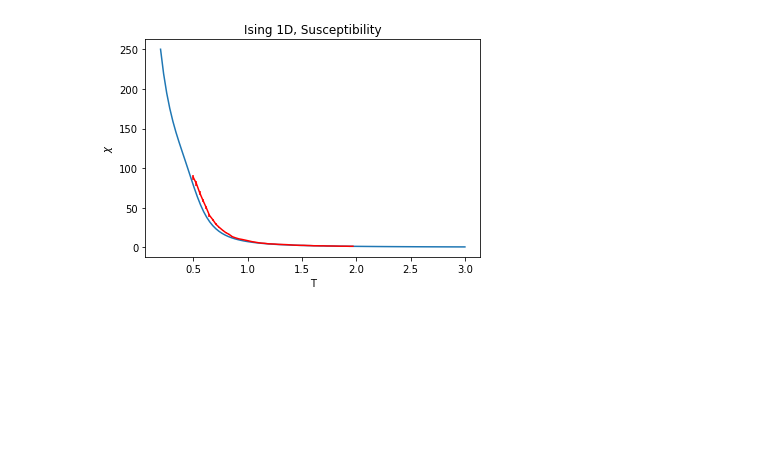
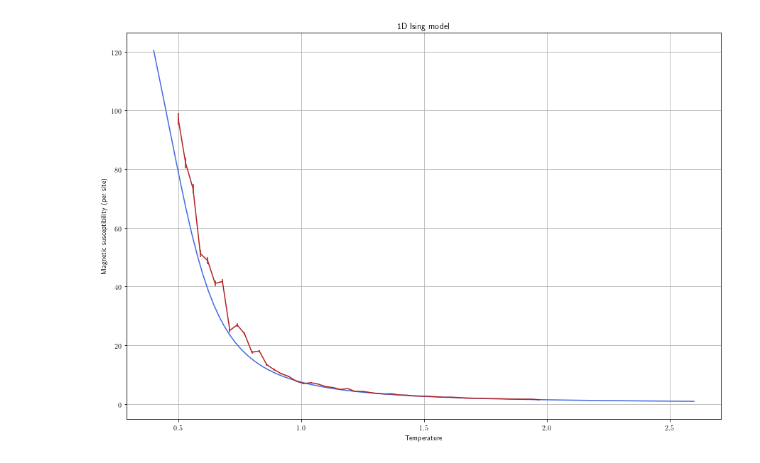
Before and after one commit to phaerrax/lab-simulazione-numerica, a Jupyter notebook: exercise06/exercise06.ipynb, the cells around one changed output. Drawn from its saved outputs; the diff is of its cells as text; code cells hidden in the pictures; blank space fills up the shorter version.

```diff
--- a/exercise06/exercise06.ipynb
+++ b/exercise06/exercise06.ipynb
@@ -22,0 +3,9 @@ plt.show()
+# %%
+import matplotlib
+import matplotlib.pyplot as plt
+matplotlib.rcParams['text.usetex'] = True
+import numpy as np
+import math
+import string
+
+colors = ["firebrick", "limegreen", "royalblue", "darkorange"]
@@ -22,0 +25,10 @@ plt.show()
+# %%
+# Common parameters
+temperature_list = np.linspace(0.4, 2.6, num=100)
+J                = 1.0
+h                = 0.02
+n_spins          = 50
+
+beta             = 1 / temperature_list
+th               = np.tanh(beta * J)
+thN              = th**n_spins
@@ -52,11 +97,14 @@ plt.show()
 # %%
-X = beta*np.exp(2*beta*J)*(1-thN)/(1+thN)
+exp_mag_susceptibility = beta * np.exp(2 * beta * J) * (1 - thN) / (1 + thN)
 temperature, x_avg, x_err = np.loadtxt("magnetic_susceptibility.dat", unpack = True)
-plt.plot(T, X)
-plt.errorbar(temperature, x_avg/Ns, yerr = x_err/Ns, color = "red")
-plt.title('Ising 1D, Susceptibility')
-plt.xlabel('T')
-plt.ylabel('$\chi$')
+
+plt.figure(1, figsize = (15,10))
+plt.plot(temperature_list, exp_mag_susceptibility, color = "royalblue")
+plt.errorbar(temperature, x_avg / n_spins, yerr = x_err / n_spins, color = "firebrick")
+plt.title('1D Ising model')
+plt.xlabel('Temperature')
+plt.ylabel('Magnetic susceptibility (per site)')
+plt.grid(True)
 plt.show()
 # %% [output]
-[figure, old version]
+[figure, new version]
```
Also changed, not shown: parts of 8 cells of this notebook.
